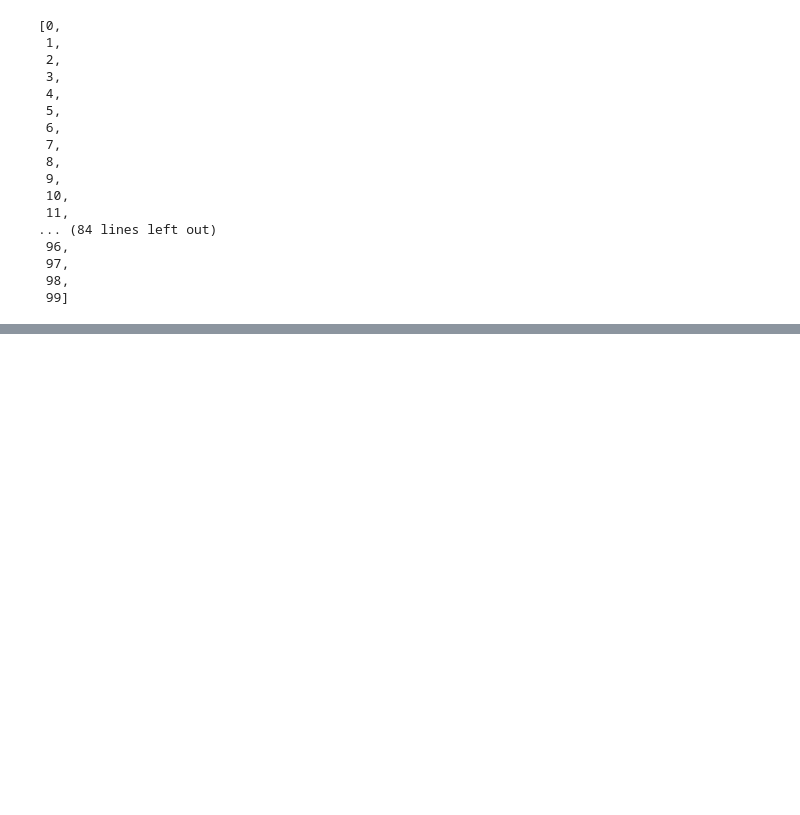
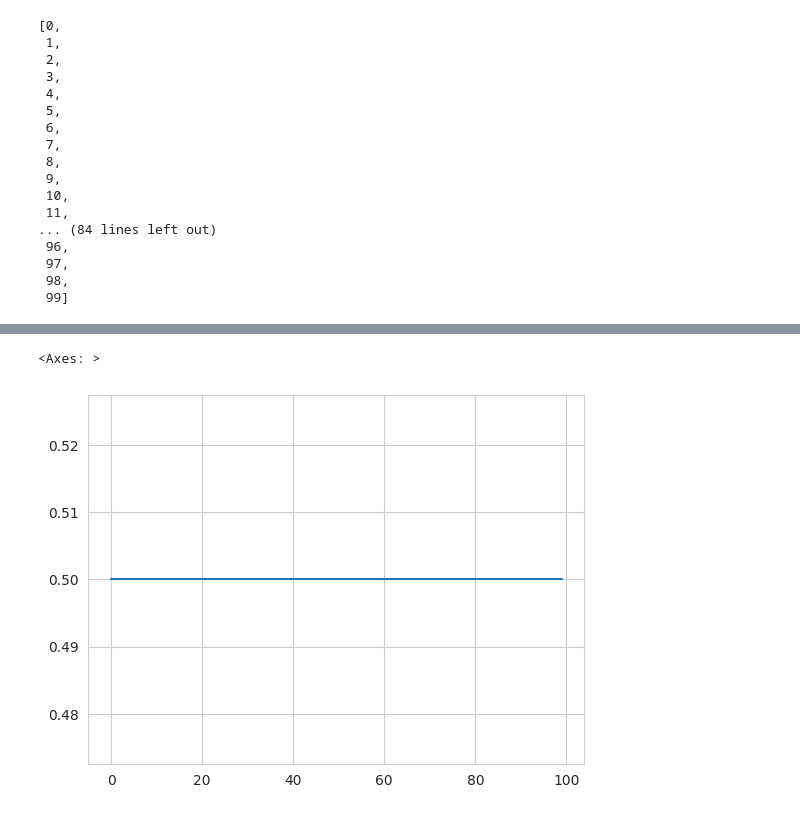
Before and after one commit to NAU-CCL/SPHERE, a Jupyter notebook: docs/test.ipynb, the cells around one changed output, grey strips where cells are left out. Saved outputs shown, nothing was run; the diff lists cells and outputs as text; code cells hidden in the pictures; blank space fills up the shorter version.

```diff
--- a/docs/test.ipynb
+++ b/docs/test.ipynb
@@ -33,0 +34,9 @@ sns.lineplot(x=times, y=betas)
+# %%
+from sphere.model.functional_params import ConstantParam
+
+gamma = ConstantParam(value=0.5)
+gammas = [gamma.get_current_value(t) for t in times]
+sns.lineplot(x=times, y=gammas)
+# %% [output]
+<Axes: >
+[figure, added]
```
Also changed, not shown: parts of 3 cells of this notebook, 21 other files.
